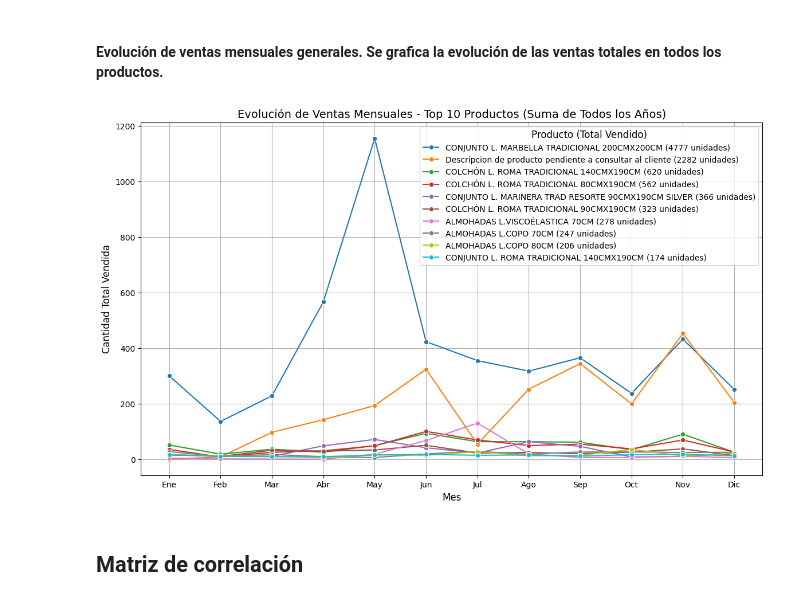
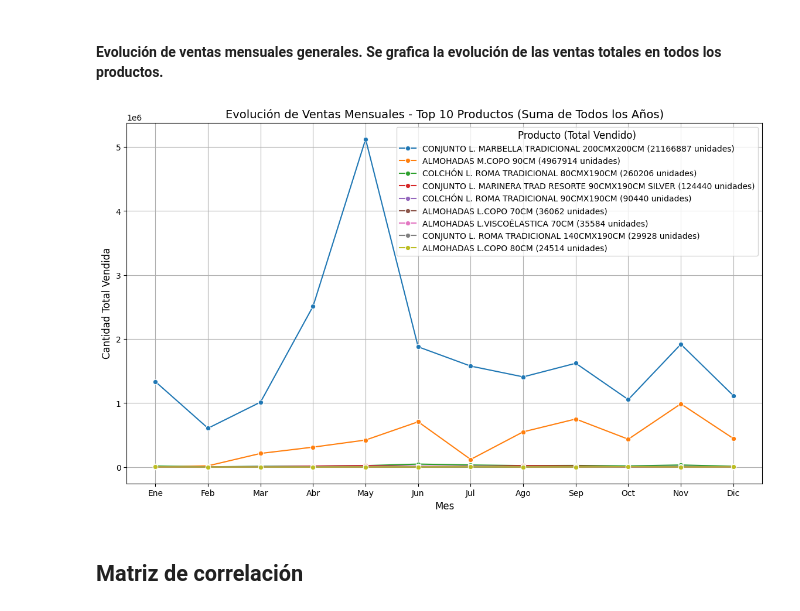
Before and after one commit to LuisBoschetto/trabajofinal, a Jupyter notebook: TrabajoFinal.ipynb, the cells around one changed output. Saved outputs shown, nothing was run; the diff lists cells and outputs as text; code cells hidden in the pictures.

```diff
--- a/TrabajoFinal.ipynb
+++ b/TrabajoFinal.ipynb
@@ -237,7 +237,7 @@ print(valores_unicos_cod_producto)
 # %% [output]
 ['1-11-16-017']
 # %%
-sales.loc[sales['PRODUCTO'].isna() , 'PRODUCTO'] = 'Descripcion de producto pendiente a consultar al cliente'
+sales.loc[sales['PRODUCTO'].isna() , 'PRODUCTO'] = 'ALMOHADAS M.COPO 90CM'
 # %%
 # Contar valores nulos en cada columna
 valores_nulos = sales.isna().sum()
@@ -465,8 +465,6 @@ sales['FECHA COMPRA'] = pd.to_datetime(sales['FECHA COMPRA'], format='%d/%m/%Y')
 # Crear columnas temporales
 sales['AÑO'] = sales['FECHA COMPRA'].dt.year
 sales['MES'] = sales['FECHA COMPRA'].dt.month
-sales['SEMANA'] = sales['FECHA COMPRA'].dt.isocalendar().week
-sales['DÍA'] = sales['FECHA COMPRA'].dt.day
 
 sales.sample(10)
 # %% [output]
@@ -532,0 +585,26 @@ sales.shape
+# %%
+# Crear un DataFrame con todas las combinaciones posibles de AÑO, MES y COD. PRODUCTO
+# Primero obtenemos todos los valores únicos de 'AÑO', 'MES', y 'COD. PRODUCTO'
+años = sales['AÑO'].unique()
+meses = sales['MES'].unique()
+cod_productos_unicos = sales['COD. PRODUCTO'].unique()
+
+# Crear todas las combinaciones posibles (todos los productos por cada año y mes)
+combinaciones = pd.MultiIndex.from_product([años, meses, cod_productos_unicos], names=['AÑO', 'MES', 'COD. PRODUCTO'])
+
+# Crear un DataFrame con estas combinaciones
+combinaciones_df = pd.DataFrame(index=combinaciones).reset_index()
+
+# Agrupar el dataset original para obtener las ventas totales
+sales_grouped = sales.groupby(['AÑO', 'MES', 'COD. PRODUCTO'], as_index=False).agg(
+    CANTIDAD_TOTAL=('CANTIDAD', 'sum'),
+    PRODUCTO=('PRODUCTO', 'first'),
+    EVENTO=('EVENTO', 'first')
+)
+
+# Merge con las combinaciones para obtener el valor 0 para los productos no vendidos
+sales_final = pd.merge(combinaciones_df, sales_grouped, on=['AÑO', 'MES', 'COD. PRODUCTO'], how='left')
+
+sales_final['CANTIDAD_TOTAL'] = sales_final['CANTIDAD_TOTAL'].fillna(0)
+# Merge con las combinaciones para obtener el valor 0 para los productos no vendidos
+sales_final = pd.merge(combinaciones_df, sales_grouped, on=['AÑO', 'MES', 'COD. PRODUCTO'], how='left')
@@ -532,0 +630,11 @@ sales.shape
+# %%
+sales_final['EVENTO'] = sales_final['MES'].apply(
+    lambda x: 'Hot Sale' if x == 5 else ('CyberMonday' if x == 11 else 'Estandar')
+)
+
+sales_final['CANTIDAD_TOTAL'] = sales_final['CANTIDAD_TOTAL'].apply(
+    lambda x: 0 if pd.isna(x) else x
+)
+sales_rename = sales[['COD. PRODUCTO', 'PRODUCTO']].rename(columns={'PRODUCTO': 'DESC_PRODUCTO'})
+# Realizar el merge sin crear columnas duplicadas
+sales_final = pd.merge(sales_final, sales_rename, on='COD. PRODUCTO', how='left')
@@ -535,35 +657,35 @@ sales.shape
 # %% [markdown]
 #### Evolución de ventas mensuales generales. Se grafica la evolución de las ventas totales en todos los productos.
 # %%
-top_productos = sales.groupby("COD. PRODUCTO")["CANTIDAD_TOTAL"].sum().nlargest(10).index
-ventas_top_productos = sales[sales["COD. PRODUCTO"].isin(top_productos)]
+top_productos = sales_final.groupby("COD. PRODUCTO")["CANTIDAD_TOTAL"].sum().nlargest(10).index
+ventas_top_productos = sales_final[sales_final["COD. PRODUCTO"].isin(top_productos)]
 
 # Obtengo el nombre del producto correspondiente a cada código
 mapa_productos = ventas_top_productos[['COD. PRODUCTO', 'PRODUCTO']].drop_duplicates().set_index('COD. PRODUCTO')['PRODUCTO'].to_dict()
 ventas_top_productos.loc[:, 'PRODUCTO'] = ventas_top_productos['COD. PRODUCTO'].map(mapa_productos)
 
 # Agrupo sumando ventas totales por mes y ordeno los productos por cantidad total de ventas
 ventas_top_productos = ventas_top_productos.groupby(['MES', 'PRODUCTO'])['CANTIDAD_TOTAL'].sum().reset_index()
 total_ventas_por_producto = ventas_top_productos.groupby("PRODUCTO")["CANTIDAD_TOTAL"].sum().sort_values(ascending=False)
 productos_ordenados = total_ventas_por_producto.index
 
 plt.figure(figsize=(14,8))
 sns.lineplot(data=ventas_top_productos, x="MES", y="CANTIDAD_TOTAL", hue="PRODUCTO", marker="o", palette="tab10", hue_order=productos_ordenados)
 
 handles, labels = plt.gca().get_legend_handles_labels()
 nuevas_labels = [f"{prod} ({int(total_ventas_por_producto[prod])} unidades)" for prod in labels]
 plt.legend(handles, nuevas_labels, title="Producto (Total Vendido)", fontsize=10, title_fontsize=12)
 
 # etiquetas
 plt.title("Evolución de Ventas Mensuales - Top 10 Productos (Suma de Todos los Años)", fontsize=14)
 plt.xlabel("Mes", fontsize=12)
 plt.ylabel("Cantidad Total Vendida", fontsize=12)
 plt.xticks(range(1,13), ['Ene', 'Feb', 'Mar', 'Abr', 'May', 'Jun', 'Jul', 'Ago', 'Sep', 'Oct', 'Nov', 'Dic'])
 plt.grid()
 
 plt.show()
 # %% [output]
-[figure, old version]
+[figure, new version]
 # %% [markdown]
 ## Matriz de correlación
 # %%
```
Also changed, not shown: parts of 38 cells of this notebook.
